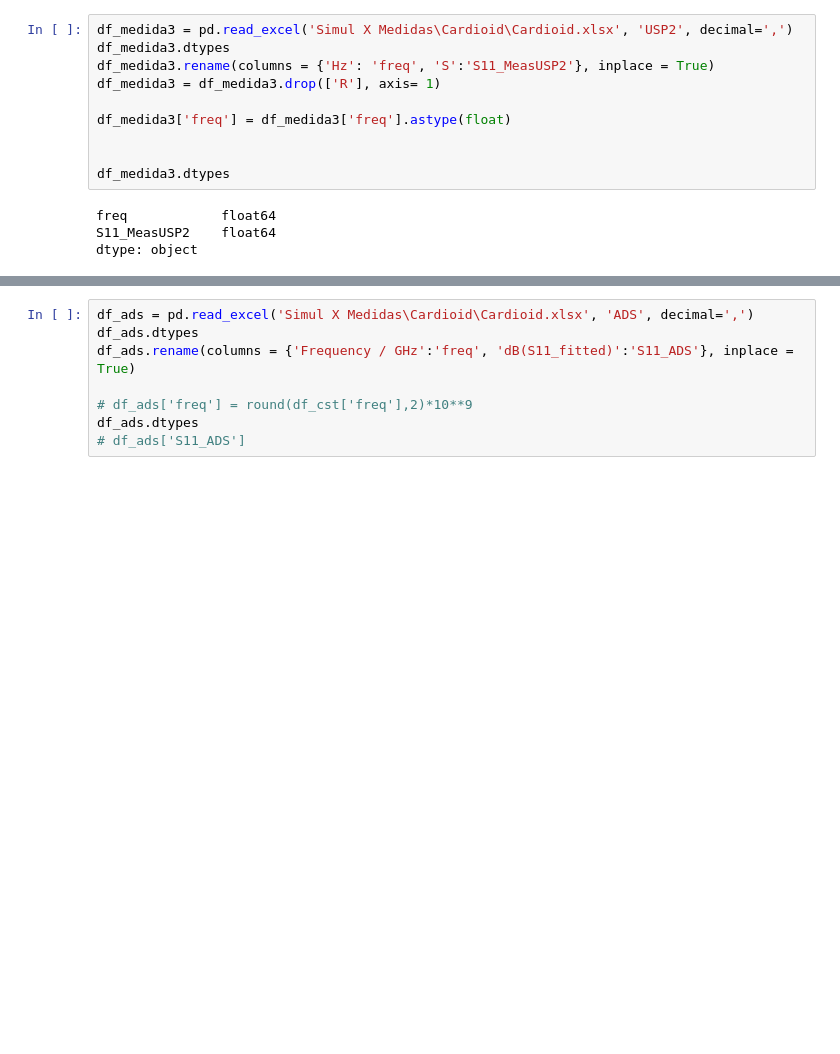
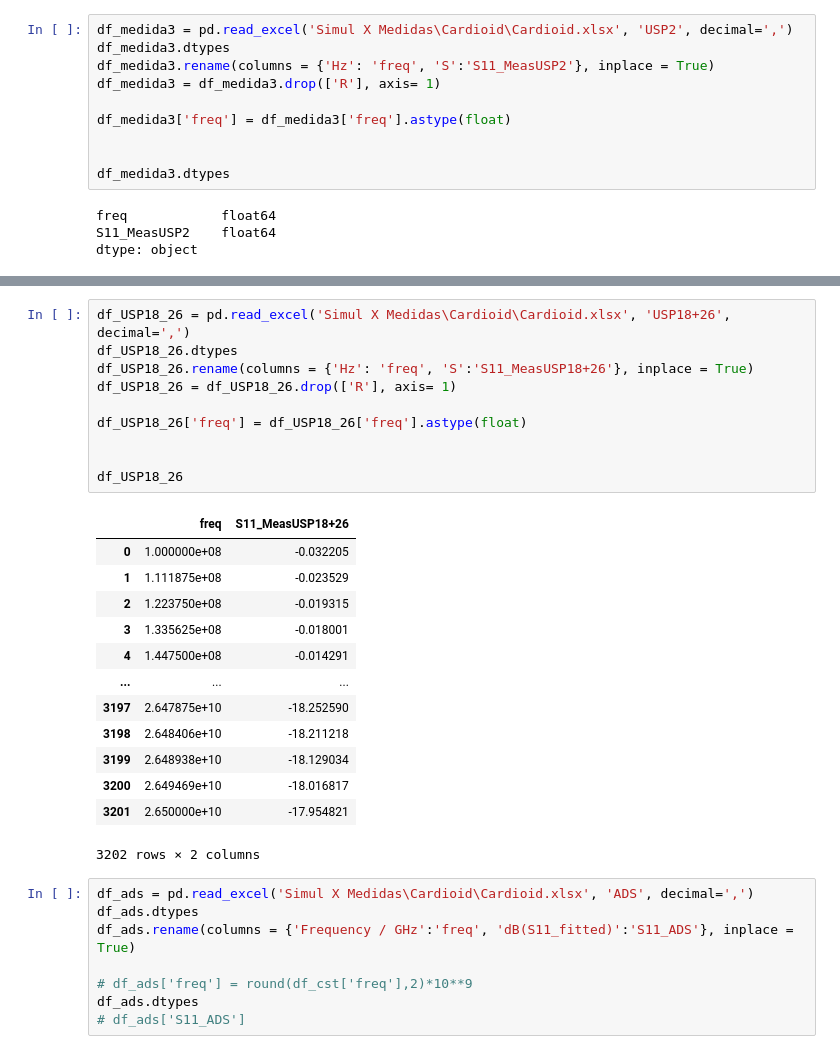
Before and after one commit to stefanorezende/S11_Analysis, a Jupyter notebook: 0_Cardioid_Simul_x_Medidas_plot.ipynb, the cells around one changed output, grey strips where cells are left out. Cells and saved outputs as stored; diff of their text form; blank space fills up the shorter version.

```diff
--- a/0_Cardioid_Simul_x_Medidas_plot.ipynb
+++ b/0_Cardioid_Simul_x_Medidas_plot.ipynb
@@ -64,3 +74,27 @@ dtype: object
+# %%
+df_USP18_26 = pd.read_excel('Simul X Medidas\Cardioid\Cardioid.xlsx', 'USP18+26', decimal=',')
+df_USP18_26.dtypes
+df_USP18_26.rename(columns = {'Hz': 'freq', 'S':'S11_MeasUSP18+26'}, inplace = True)
+df_USP18_26 = df_USP18_26.drop(['R'], axis= 1)
+
+df_USP18_26['freq'] = df_USP18_26['freq'].astype(float)
+
+
+df_USP18_26
+# %% [output]
+|  | freq | S11_MeasUSP18+26 |
+| 0 | 1.000000e+08 | -0.032205 |
+| 1 | 1.111875e+08 | -0.023529 |
+| 2 | 1.223750e+08 | -0.019315 |
+| 3 | 1.335625e+08 | -0.018001 |
+| 4 | 1.447500e+08 | -0.014291 |
+| ... | ... | ... |
+| 3197 | 2.647875e+10 | -18.252590 |
+| 3198 | 2.648406e+10 | -18.211218 |
+| 3199 | 2.648938e+10 | -18.129034 |
+| 3200 | 2.649469e+10 | -18.016817 |
+| 3201 | 2.650000e+10 | -17.954821 |
+3202 rows × 2 columns
 # %%
 df_ads = pd.read_excel('Simul X Medidas\Cardioid\Cardioid.xlsx', 'ADS', decimal=',')
 df_ads.dtypes
```
Also changed, not shown: parts of 13 cells of this notebook, 5 other files.
